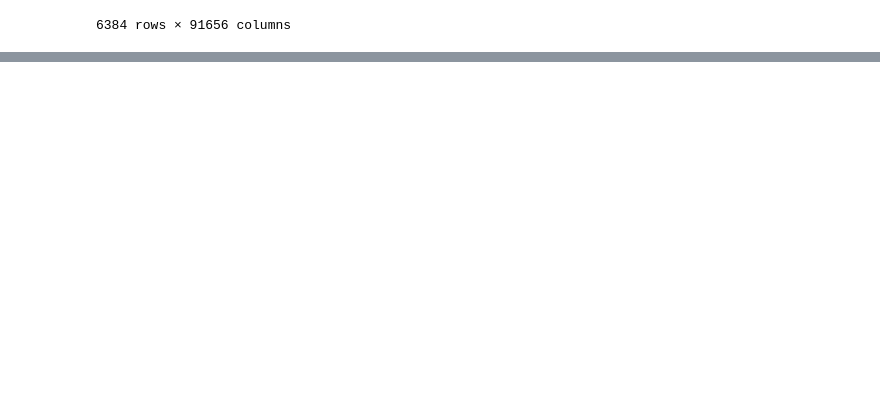
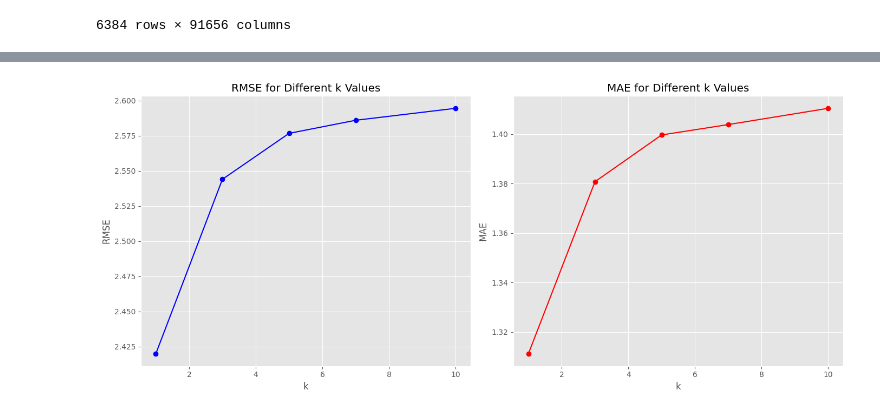
Before and after one commit to npm11/Recommendation-System-Project, a Jupyter notebook: RS_Project_Notebook.ipynb, the cells around one changed output, grey strips where cells are left out. Saved outputs shown, nothing was run; the diff lists cells and outputs as text; code cells hidden in the pictures; blank space fills up the shorter version.

Commit message:
Visualization

```diff
--- a/RS_Project_Notebook.ipynb
+++ b/RS_Project_Notebook.ipynb
@@ -39,7 +41,3 @@ FileNotFoundError: [Errno 2] No such file or directory: '/mnt/data/ratings_Beaut
-# %%
-# Chuẩn hóa dữ liệu bằng cách loại bỏ khoảng trắng thừa
-amazon_ratings['ProductId'] = amazon_ratings['ProductId'].str.strip()
-amazon_ratings['UserId'] = amazon_ratings['UserId'].str.strip()
 # %%
 amazon_ratings.shape
 # %% [output]
@@ -167,9 +108,0 @@ KeyError: 'A2UDN3GAOQK1JE'
-# %%
-# Ví dụ cụ thể: Dự đoán rating của user 'A3LDPF5FMB782Z' cho sản phẩm '0616806692'
-user_id = 'A1N77FI5BN8L78'
-if user_id in utility_matrix.columns:
-    user_ratings = utility_matrix[user_id].dropna()
-    print(f"Ratings by user {user_id}:")
-    print(user_ratings)
-else:
-    print(f"User {user_id} not found in utility matrix.")
@@ -430,0 +187,7 @@ Một số giá trị mẫu từ final_features:
+# %%
+# Ví dụ cụ thể: Dự đoán rating của user 'A3OMF1C8HBGJEN' cho sản phẩm 'B0002UBEI0'
+user_id = 'A3OMF1C8HBGJEN'
+item_id = 'B0002UBEI0'
+
+predicted_rating = predict_rating(user_id, item_id, utility_matrix, item_similarity_df, k=5)
+print(f"Dự đoán rating của user '{user_id}' cho sản phẩm '{item_id}': {predicted_rating}")
@@ -430,0 +291,32 @@ Một số giá trị mẫu từ final_features:
+# %%
+import matplotlib.pyplot as plt
+
+# Trực quan hóa kết quả RMSE và MAE
+k_values = [1, 3, 5, 7, 10]
+results = evaluate_model(train_utility_matrix, train_item_similarity_df, test_data, k_values)
+
+rmse_values = [metrics['RMSE'] for metrics in results.values()]
+mae_values = [metrics['MAE'] for metrics in results.values()]
+
+plt.figure(figsize=(14, 6))
+
+# Biểu đồ RMSE
+plt.subplot(1, 2, 1)
+plt.plot(k_values, rmse_values, marker='o', linestyle='-', color='b')
+plt.title('RMSE for Different k Values')
+plt.xlabel('k')
+plt.ylabel('RMSE')
+plt.grid(True)
+
+# Biểu đồ MAE
+plt.subplot(1, 2, 2)
+plt.plot(k_values, mae_values, marker='o', linestyle='-', color='r')
+plt.title('MAE for Different k Values')
+plt.xlabel('k')
+plt.ylabel('MAE')
+plt.grid(True)
+
+plt.tight_layout()
+plt.show()
+# %% [output]
+[figure, added]
```
Also changed, not shown: parts of 60 cells of this notebook.
